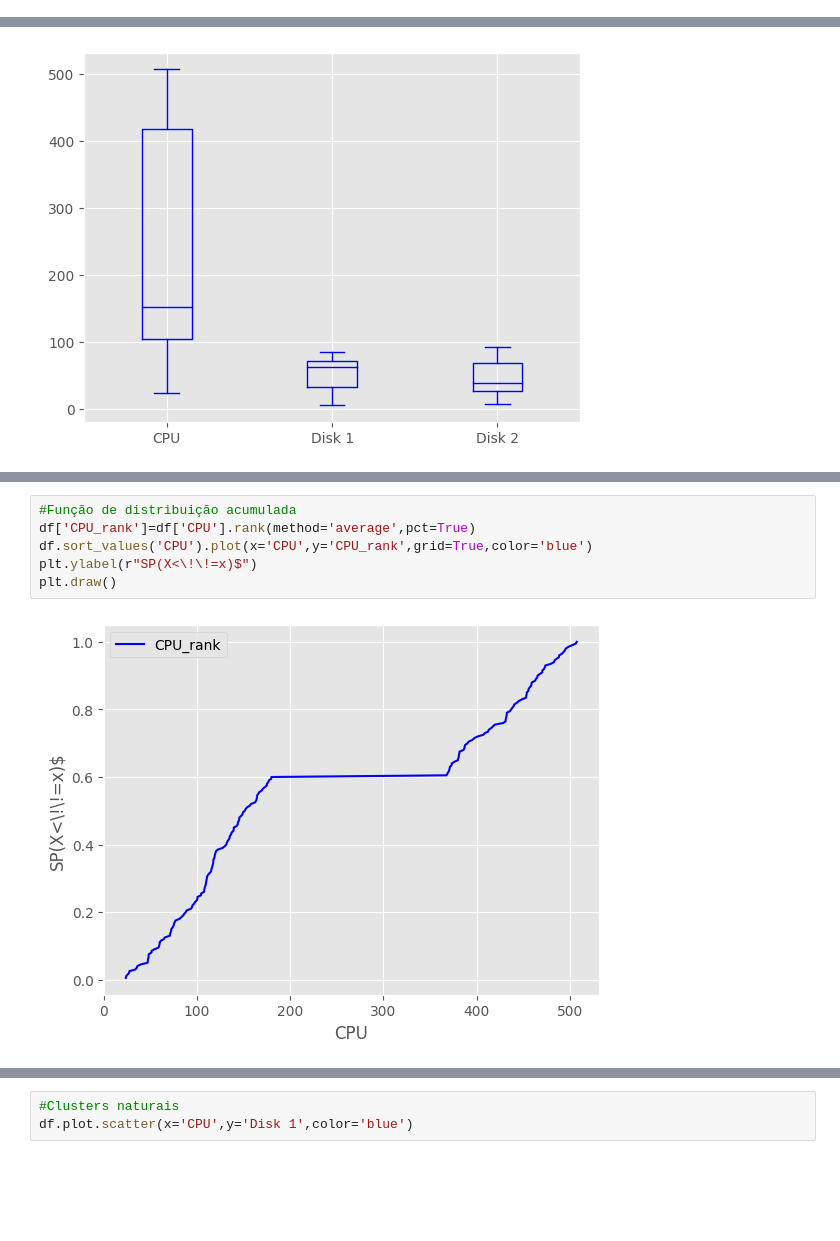
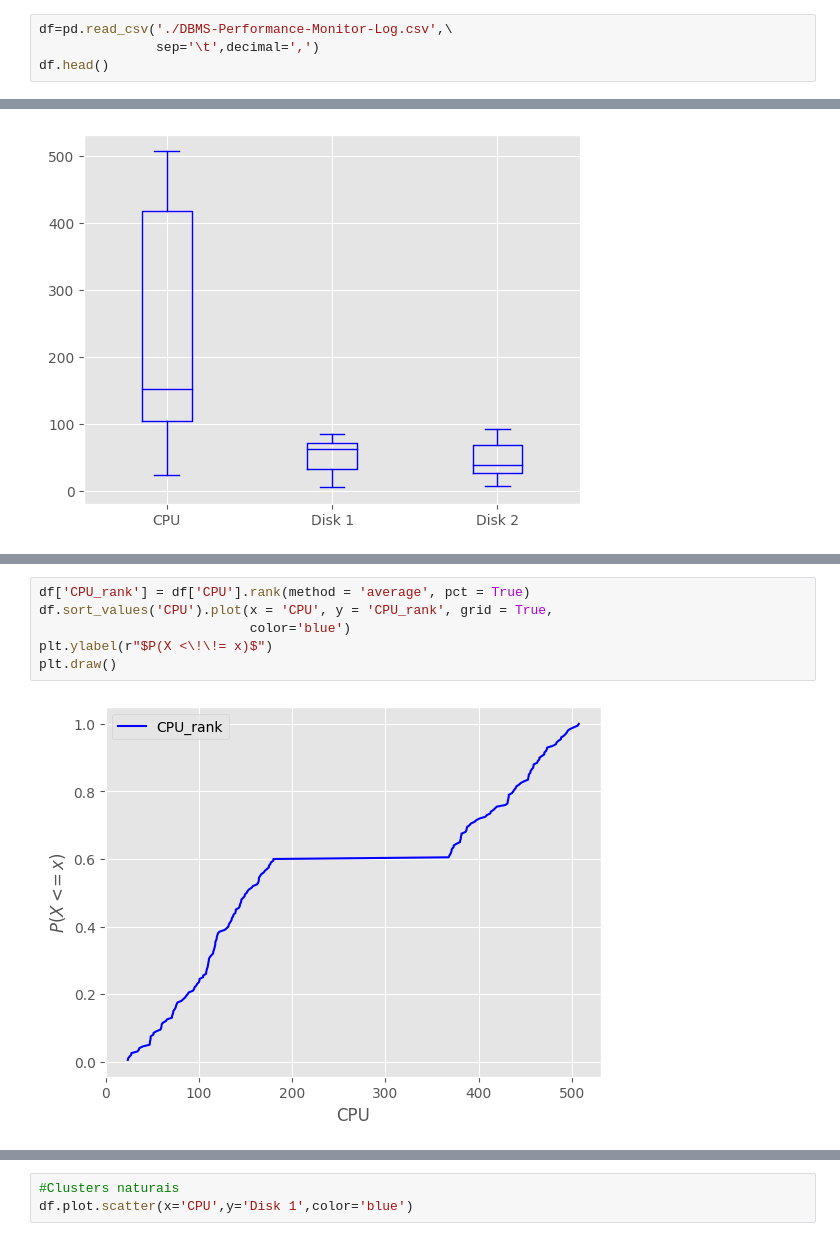
Before and after one commit to joaomarcostg/ADS, a Jupyter notebook: SumarizaçãoEstatisticaADS.ipynb, the cells around one changed output, grey strips where cells are left out. Cells and saved outputs as stored; diff of their text form; blank space fills up the shorter version.

```diff
--- a/SumarizaçãoEstatisticaADS.ipynb
+++ b/SumarizaçãoEstatisticaADS.ipynb
@@ -23,0 +35,4 @@ ModuleNotFoundError: No module named 'seaborn'
+# %%
+df=pd.read_csv('./DBMS-Performance-Monitor-Log.csv',\
+               sep='\t',decimal=',')
+df.head()
@@ -55,9 +114,9 @@ array([[<Axes: title={'center': 'CPU'}>,
 # %%
-#Função de distribuição acumulada
-df['CPU_rank']=df['CPU'].rank(method='average',pct=True)
-df.sort_values('CPU').plot(x='CPU',y='CPU_rank',grid=True,color='blue')
-plt.ylabel(r"SP(X<\!\!=x)$")
+df['CPU_rank'] = df['CPU'].rank(method = 'average', pct = True)
+df.sort_values('CPU').plot(x = 'CPU', y = 'CPU_rank', grid = True,
+                           color='blue')
+plt.ylabel(r"$P(X <\!\!= x)$")
 plt.draw()
 # %% [output]
-[figure, old version]
+[figure, new version]
 # %%
```
Also changed, not shown: parts of 31 cells of this notebook, 41 other files.
